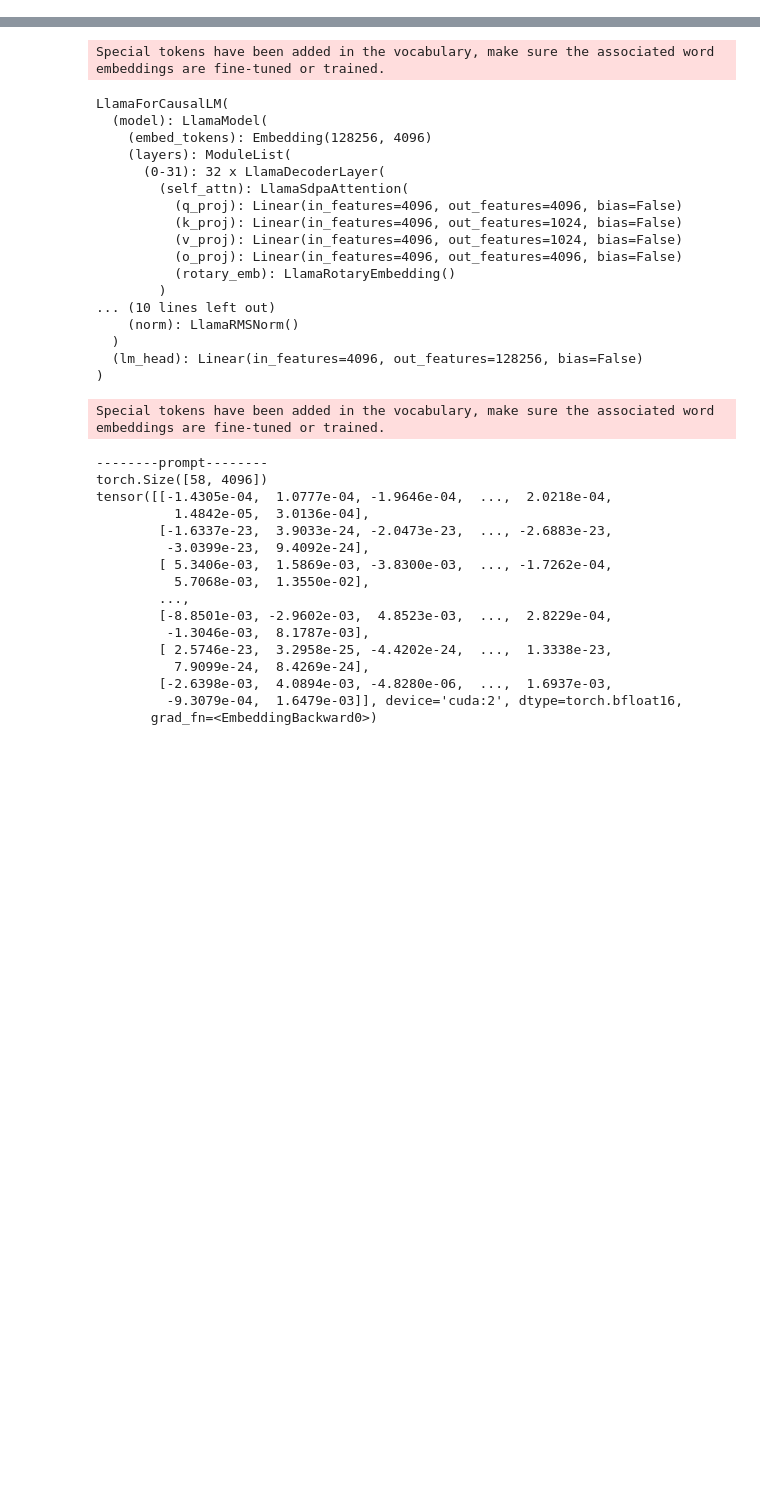
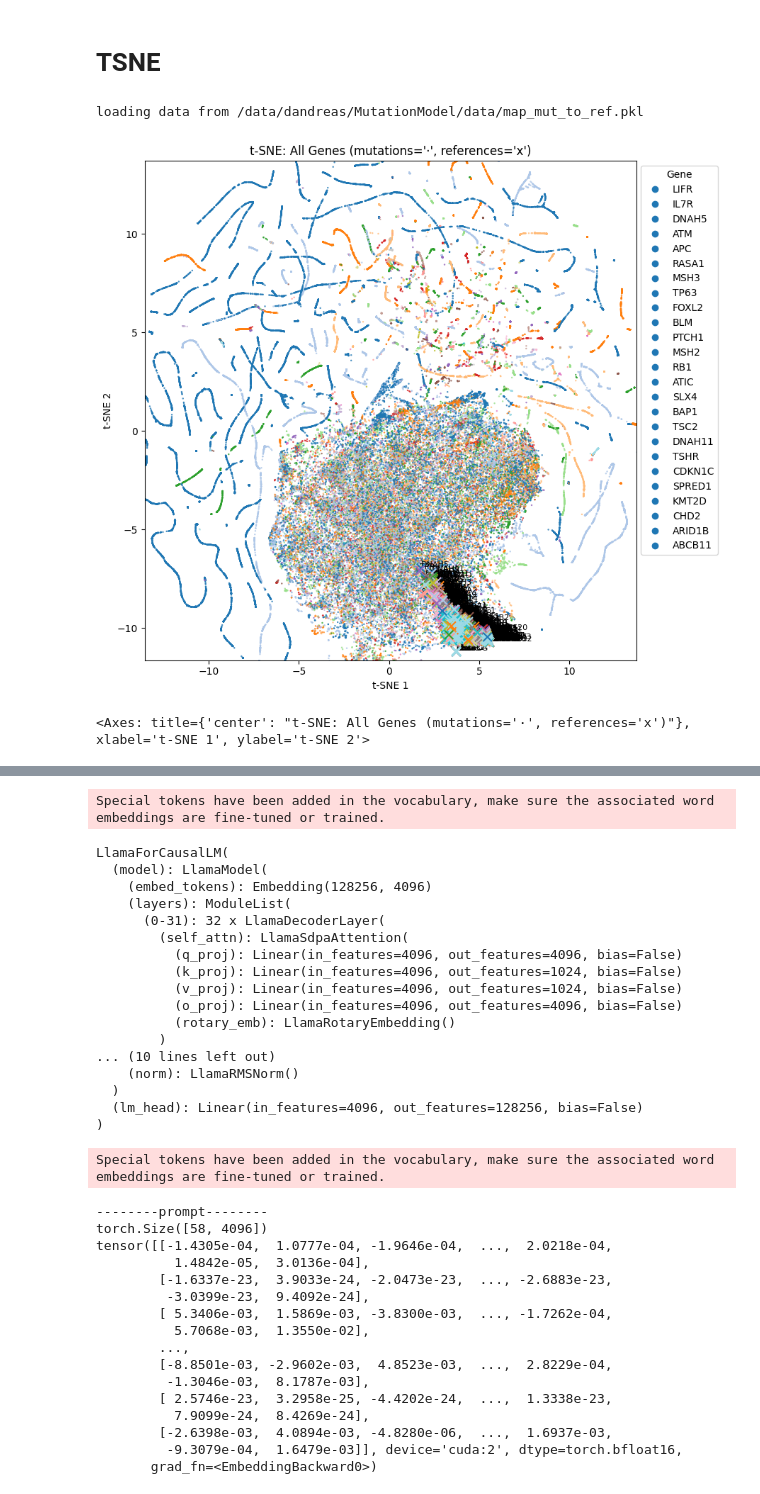
Before and after one commit to david-arredondo/MutationModel, a Jupyter notebook: model/model.ipynb, the cells around one changed output, grey strips where cells are left out. Cells and saved outputs as stored; diff of their text form; code cells hidden in the pictures; blank space fills up the shorter version.

```diff
--- a/model/model.ipynb
+++ b/model/model.ipynb
@@ -111,0 +339,6 @@ class MutantResampler(nn.Module):
+# %%
+x = DatasetFromStrings(['This is tp53', 'This is KRAS. This is KRAS.'], ['MEAFE', 'MEEFTER'], ['MEASE', 'MEESTER'], config = Config_InfoNCE())
+loader = DataLoader(x, batch_size=2, collate_fn=Collator_DatasetFromStrings(x.text_tokenizer, x.plm_tokenizer))
+for i in loader:
+    print(i)
+    break
@@ -111,0 +783,21 @@ class MutantResampler(nn.Module):
+# %%
+training_data = pd.read_csv('/data/dandreas/MutationModel/data/training_data.csv')
+training_data.ClinicalSignificance.value_counts()
+#create a new column with 1 for pathogenic and 0 for benign
+print(training_data.ClinicalSignificance.value_counts(),'\n')
+training_data['label'] = training_data.ClinicalSignificance.apply(lambda x: 1 if 'pathogenic' in x.lower() else 0)
+print(training_data['label'].value_counts(),'\n')
+print(training_data['MutationType'].value_counts(),'\n')
+
+dataset = PathogenicityDataset(
+    seq_emb=sequence_embeddings['embeddings'][:],
+    labels=training_data['label'].values
+)
+
+
+train_dataset_p = Subset(dataset, train_idx)
+test_dataset_p  = Subset(dataset, test_idx)
+
+model_p = PathogenicityMLP()
+model_p.to(config.device)
+model_p = train_p(model_p, train_dataset_p, test_dataset_p, num_epochs=10)
@@ -111,0 +822,2 @@ class MutantResampler(nn.Module):
+# %% [markdown]
+# TSNE
@@ -111,0 +1106,20 @@ class MutantResampler(nn.Module):
+# %%
+mut_embeddings = h5py.File('/data/dandreas/MutationModel/data/training_diff_embeddings_sum_after_infonce.h5', 'r')['embeddings']
+ref_embeddings = h5py.File('/data/dandreas/MutationModel/data/training_ref_embeddings_after_infonce.h5', 'r')['embeddings']
+mut2ref = pickleLoad('/data/dandreas/MutationModel/data/map_mut_to_ref.pkl')
+plot_all_embeddings(training_data,
+    mut_embeddings = np.array(mut_embeddings),
+    ref_embeddings = np.array(ref_embeddings),
+    mut_to_ref_index = mut2ref,
+    perplexity = 30,
+    metric = "cosine",
+    random_state = 42,
+    figsize=(8, 8),
+    show_legend = True,
+    annotate_refs = True,
+    zoom=True
+)
+# %% [output]
+loading data from /data/dandreas/MutationModel/data/map_mut_to_ref.pkl
+[figure, added]
+<Axes: title={'center': "t-SNE: All Genes (mutations='·', references='x')"}, xlabel='t-SNE 1', ylabel='t-SNE 2'>
```
Also changed, not shown: parts of 41 cells of this notebook, 2 other files.
